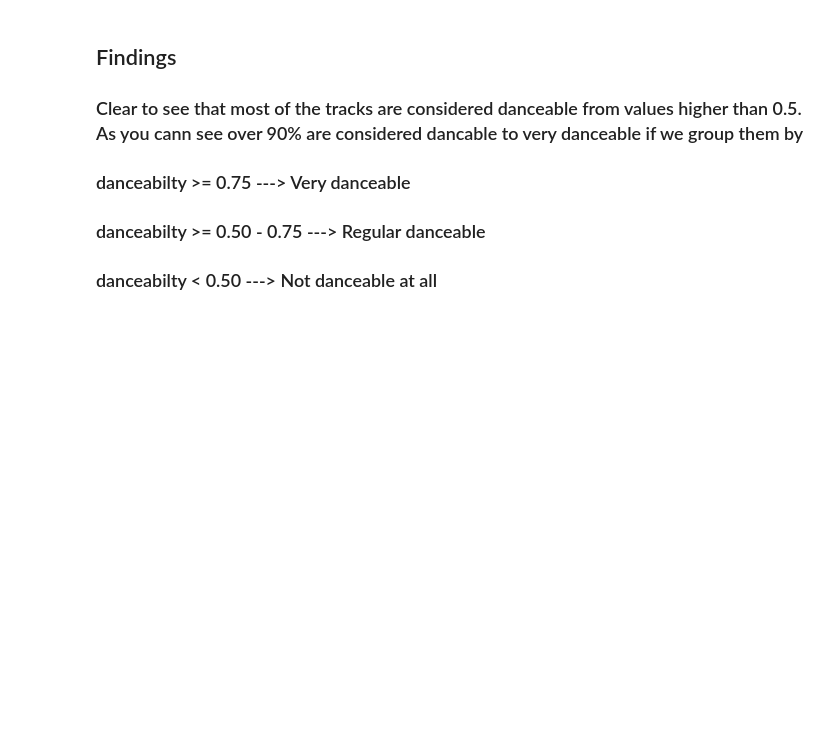
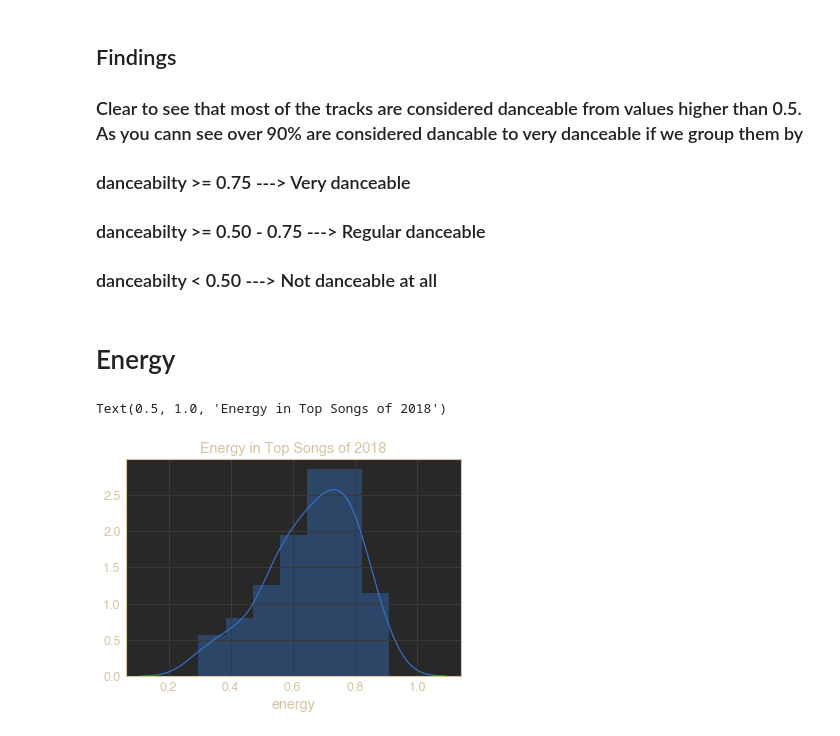
Before and after one commit to Sguthrie123/Spotify-2018, a Jupyter notebook: spotify2018-top100.ipynb, the cells around one changed output. Cells and saved outputs as stored; diff of their text form; code cells hidden in the pictures; blank space fills up the shorter version.

```diff
--- a/spotify2018-top100.ipynb
+++ b/spotify2018-top100.ipynb
@@ -74,3 +74,10 @@ sns.distplot(top18['danceability'], hist=True, kde=True)
 ### danceabilty >= 0.75 ---> Very danceable
 ### danceabilty >= 0.50 - 0.75 ---> Regular danceable
 ### danceabilty < 0.50 ---> Not danceable at all
+# %% [markdown]
+# Energy
+# %%
+sns.distplot(top18['energy']).set_title("Energy in Top Songs of 2018")
+# %% [output]
+Text(0.5, 1.0, 'Energy in Top Songs of 2018')
+[figure, added]
```
Also changed, not shown: parts of 2 cells of this notebook.
